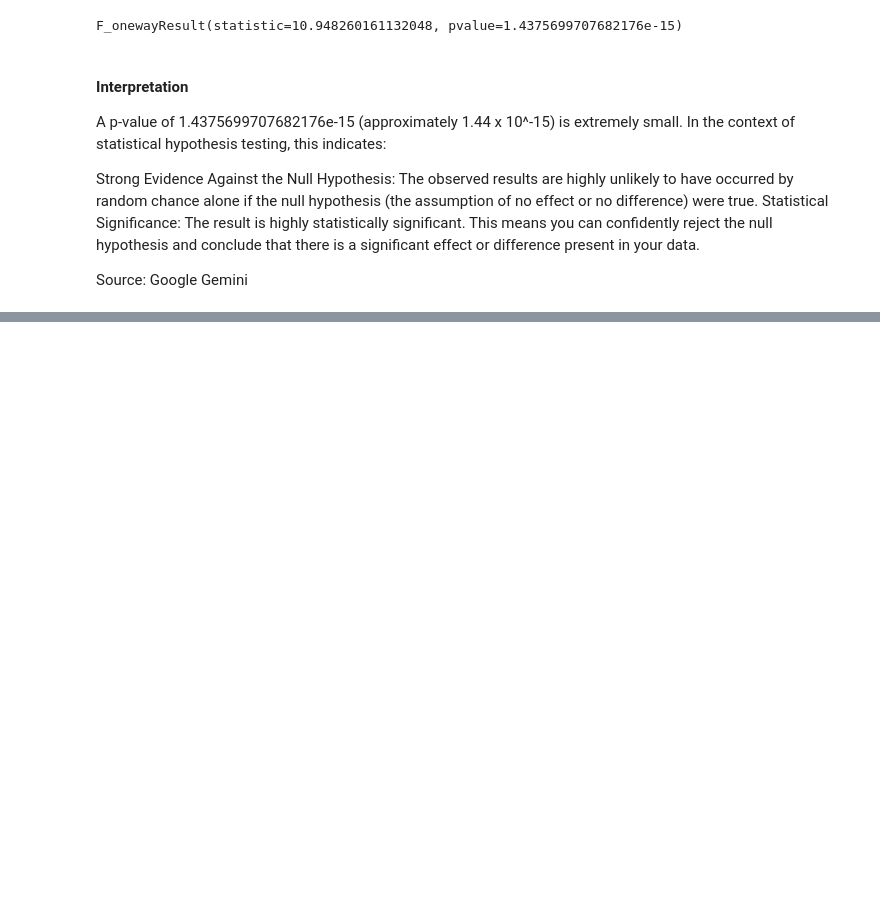
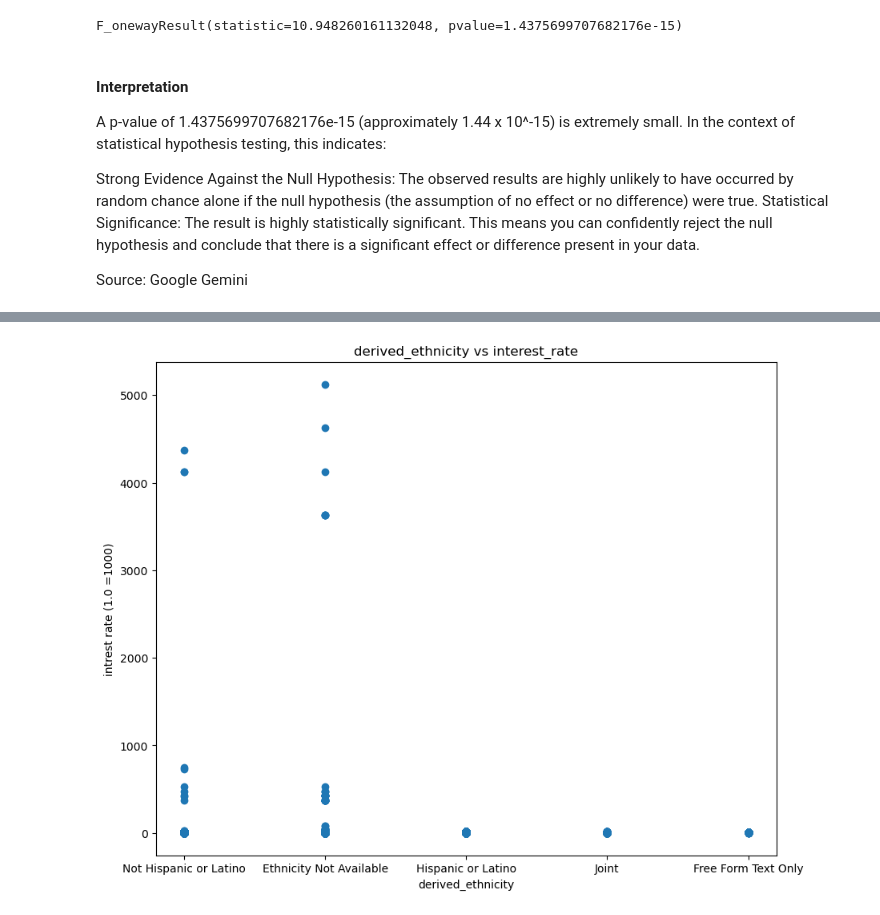
Before and after one commit to PonchoBeBallin/Group_project_Data_Class, a Jupyter notebook: HMDA test.ipynb, the cells around one changed output, grey strips where cells are left out. Drawn from its saved outputs; the diff is of its cells as text; code cells hidden in the pictures; blank space fills up the shorter version.

```diff
--- a/HMDA test.ipynb
+++ b/HMDA test.ipynb
@@ -301,0 +437,9 @@ Source: Google Gemini
+# %%
+plt.figure(figsize=(10, 8))
+plt.scatter(df['derived_ethnicity'], df['interest_rate'])
+plt.title('derived_ethnicity vs interest_rate')
+plt.xlabel('derived_ethnicity')
+plt.ylabel('intrest rate (1.0 =1000)')
+plt.show()
+# %% [output]
+[figure, added]
```
Also changed, not shown: parts of 19 cells of this notebook.
